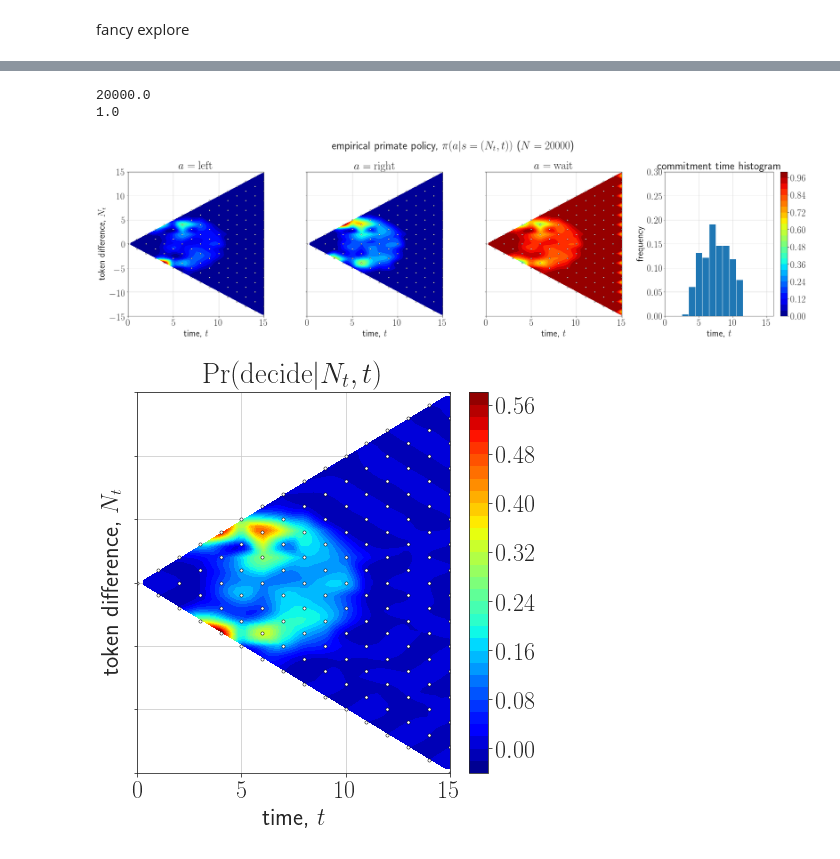
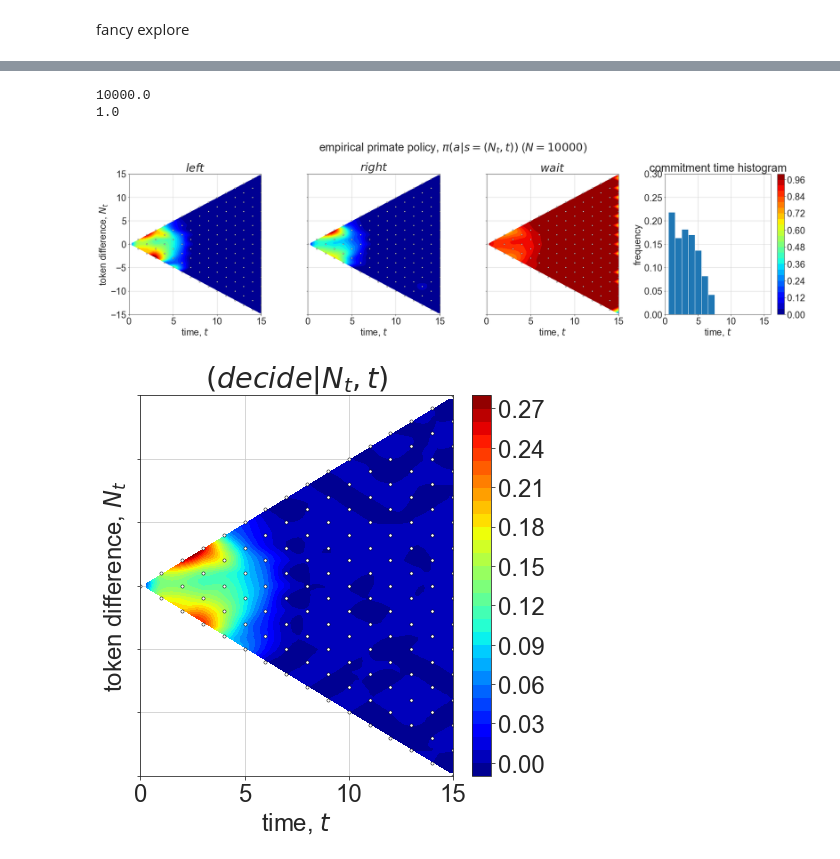
Before and after one commit to amimem/tokens_task, a Jupyter notebook: notebooks/tokens_task_analysis_RL_onerun.ipynb, the cells around one changed output, grey strips where cells are left out. Saved outputs shown, nothing was run; the diff lists cells and outputs as text; code cells hidden in the pictures.

```diff
--- a/notebooks/tokens_task_analysis_RL_onerun.ipynb
+++ b/notebooks/tokens_task_analysis_RL_onerun.ipynb
@@ -127,7 +127,7 @@ def plot_dec_times(df_data,pl,dataset_name,ymax=0.3,T=15):
         ax[p].set_ylim(-T,T)
         ax[p].set_xticks([0,1/3*T,2/3*T,T])
         ax[p].set_xlabel(r'time, $t$')
-        ax[p].set_title(r'$a=\textrm{'+strp[p]+'}$')
+        ax[p].set_title(r'$'+strp[p]+'$')
         for Np in range(T+1):
             for Nm in range(T+1):
                 if Np+Nm< T+1:
@@ -159,7 +159,7 @@ def plot_dec_times(df_data,pl,dataset_name,ymax=0.3,T=15):
     ax.set_ylim(-T,T)
     ax.set_xticks([0,1/3*T,2/3*T,T])
     ax.set_xlabel(r'time, $t$')
-    ax.set_title(r'$\textrm{Pr}(\textrm{decide}|N_t,t)$')
+    ax.set_title(r'$(decide|N_t,t)$')
     for Np in range(T+1):
         for Nm in range(T+1):
             if Np+Nm< T+1:
@@ -181,7 +172,7 @@ fancy explore
 T=15
 # %%
 fig,ax=pl.subplots(3,1,figsize=(5,15))
-dataroot='code/gym-tokens/storage/tokens-v0_q-learning_seed7_20-02-11-09-58-44'
+dataroot='../storage/tokens-v0_q-learning_seed7_20-04-14-08-23-52'
 
 gamma=1/4
 
@@ -217,7 +217,7 @@ fig.tight_layout()
 # %%
-plot_dec_times(df_sarsa.iloc[40000:60000].reset_index(),pl,'qlearn_fancybias_fancydiscount')
+plot_dec_times(df_sarsa.iloc[:].reset_index(),pl,'qlearn_fancybias_fancydiscount')
 # %% [output]
-20000.0
+10000.0
 1.0
-[figure, old version]
+[figure, new version]
-[figure, old version]
+[figure, new version]
```
Also changed, not shown: parts of 4 cells of this notebook.
